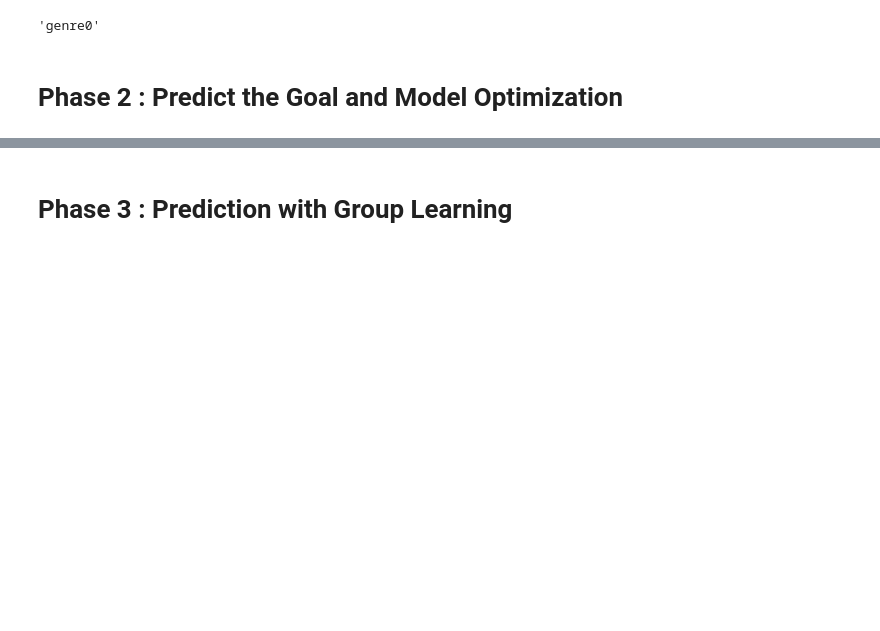
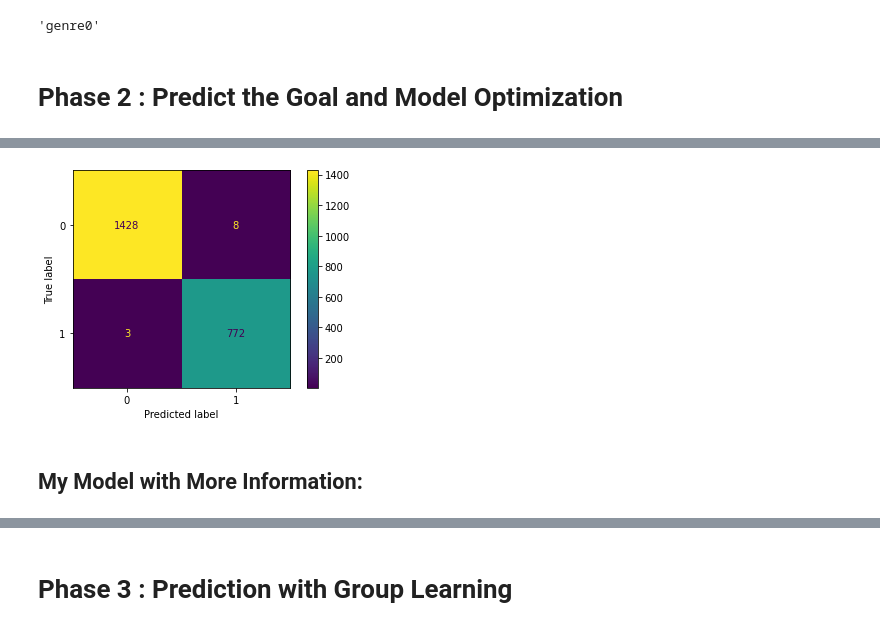
Before and after one commit to ae2079/AI_CA4, a Jupyter notebook: CA4.ipynb, the cells around one changed output, grey strips where cells are left out. Drawn from its saved outputs; the diff is of its cells as text; code cells hidden in the pictures; blank space fills up the shorter version.

```diff
--- a/CA4.ipynb
+++ b/CA4.ipynb
@@ -633,0 +737,2 @@ best_atribute
+# %%
+predicted = optimal_model_80p.predict(np.array(test_20p_df))
@@ -633,0 +751,9 @@ best_atribute
+# %%
+cm = metrics.confusion_matrix(answer_20p, predicted, labels=dtc.classes_)
+disp = metrics.ConfusionMatrixDisplay(confusion_matrix=cm,display_labels=dtc.classes_)
+disp.plot()
+plt.show()
+# %% [output]
+[figure, added]
+# %% [markdown]
+## My Model with More Information:
```
Also changed, not shown: parts of 67 cells of this notebook.
